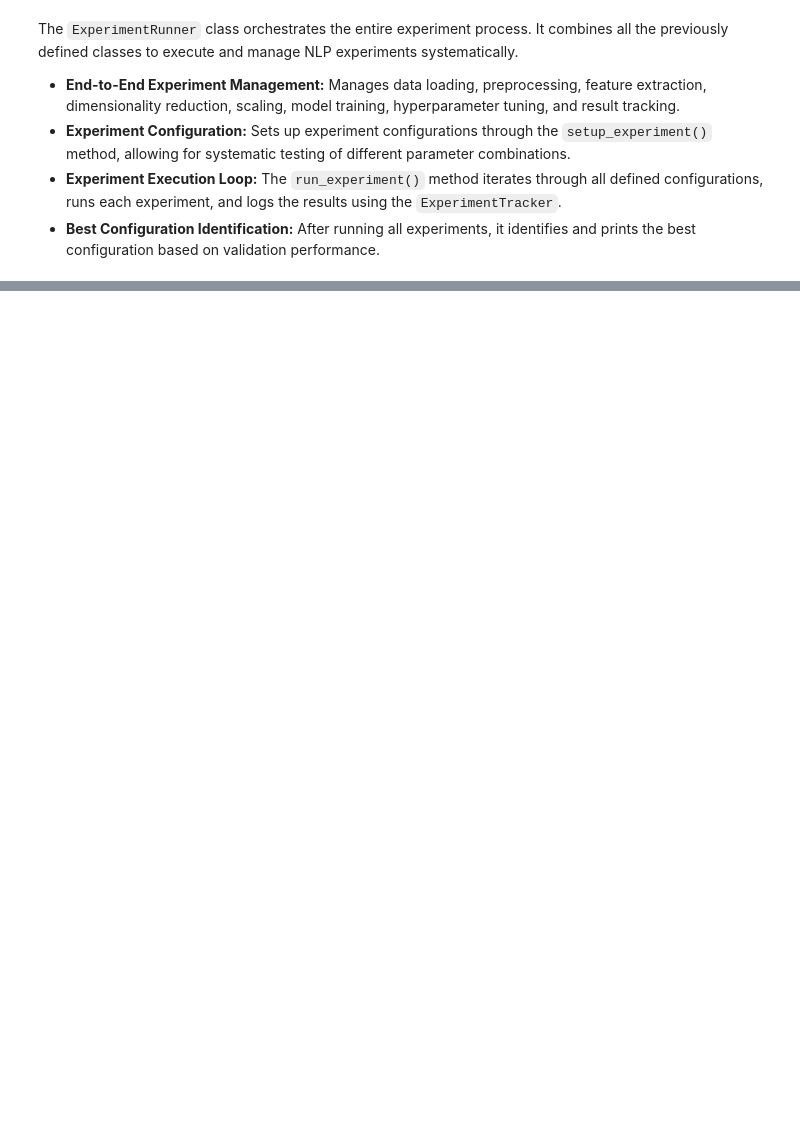
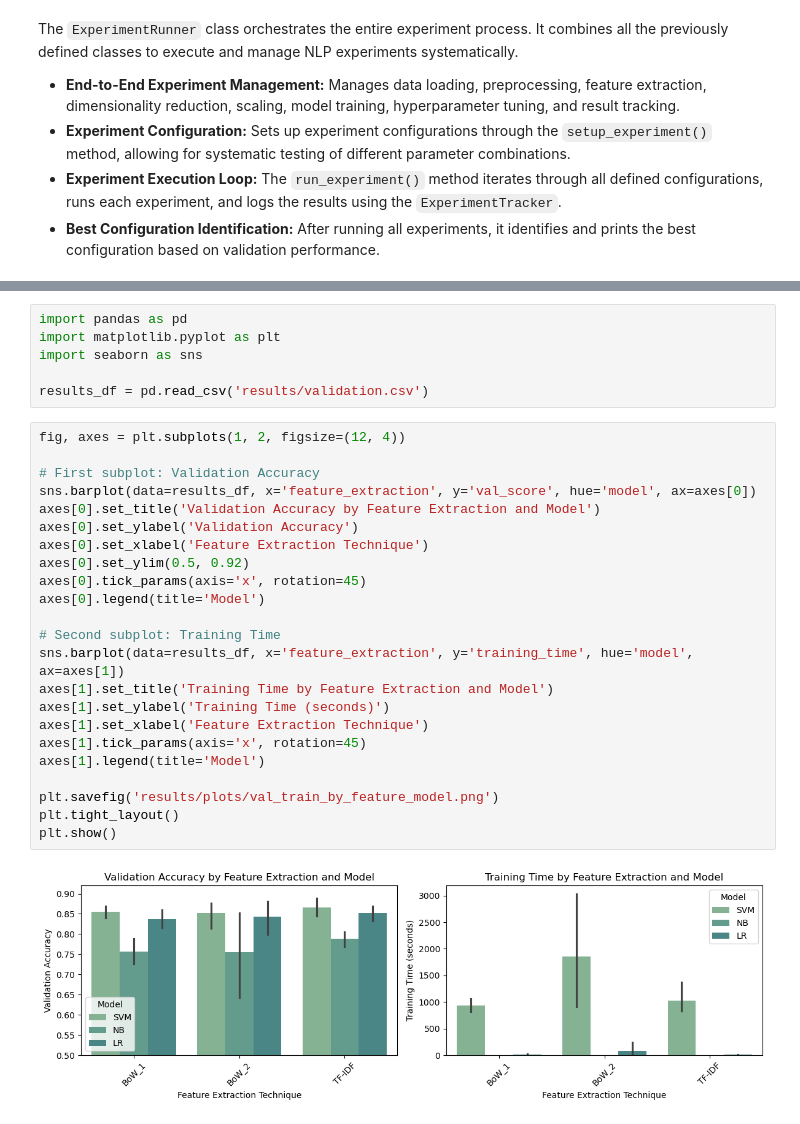
Before and after one commit to franciscopana/M.IA_Natural-Language-Processing, a Jupyter notebook: main.ipynb, the cells around one changed output, grey strips where cells are left out. Saved outputs shown, nothing was run; the diff lists cells and outputs as text; blank space fills up the shorter version.

Commit message:
Created plots analyzing the results

```diff
--- a/main.ipynb
+++ b/main.ipynb
@@ -1229,0 +1160,31 @@ Processing file: data/train/train_cot.csv
+# %%
+import pandas as pd
+import matplotlib.pyplot as plt
+import seaborn as sns
+
+results_df = pd.read_csv('results/validation.csv')
+# %%
+fig, axes = plt.subplots(1, 2, figsize=(12, 4))
+
+# First subplot: Validation Accuracy
+sns.barplot(data=results_df, x='feature_extraction', y='val_score', hue='model', ax=axes[0])
+axes[0].set_title('Validation Accuracy by Feature Extraction and Model')
+axes[0].set_ylabel('Validation Accuracy')
+axes[0].set_xlabel('Feature Extraction Technique')
+axes[0].set_ylim(0.5, 0.92)
+axes[0].tick_params(axis='x', rotation=45)
+axes[0].legend(title='Model')
+
+# Second subplot: Training Time
+sns.barplot(data=results_df, x='feature_extraction', y='training_time', hue='model', ax=axes[1])
+axes[1].set_title('Training Time by Feature Extraction and Model')
+axes[1].set_ylabel('Training Time (seconds)')
+axes[1].set_xlabel('Feature Extraction Technique')
+axes[1].tick_params(axis='x', rotation=45)
+axes[1].legend(title='Model')
+
+plt.savefig('results/plots/val_train_by_feature_model.png')
+plt.tight_layout()
+plt.show()
+# %% [output]
+[figure, added]
```
Also changed, not shown: parts of 21 cells of this notebook, 6 other files.
